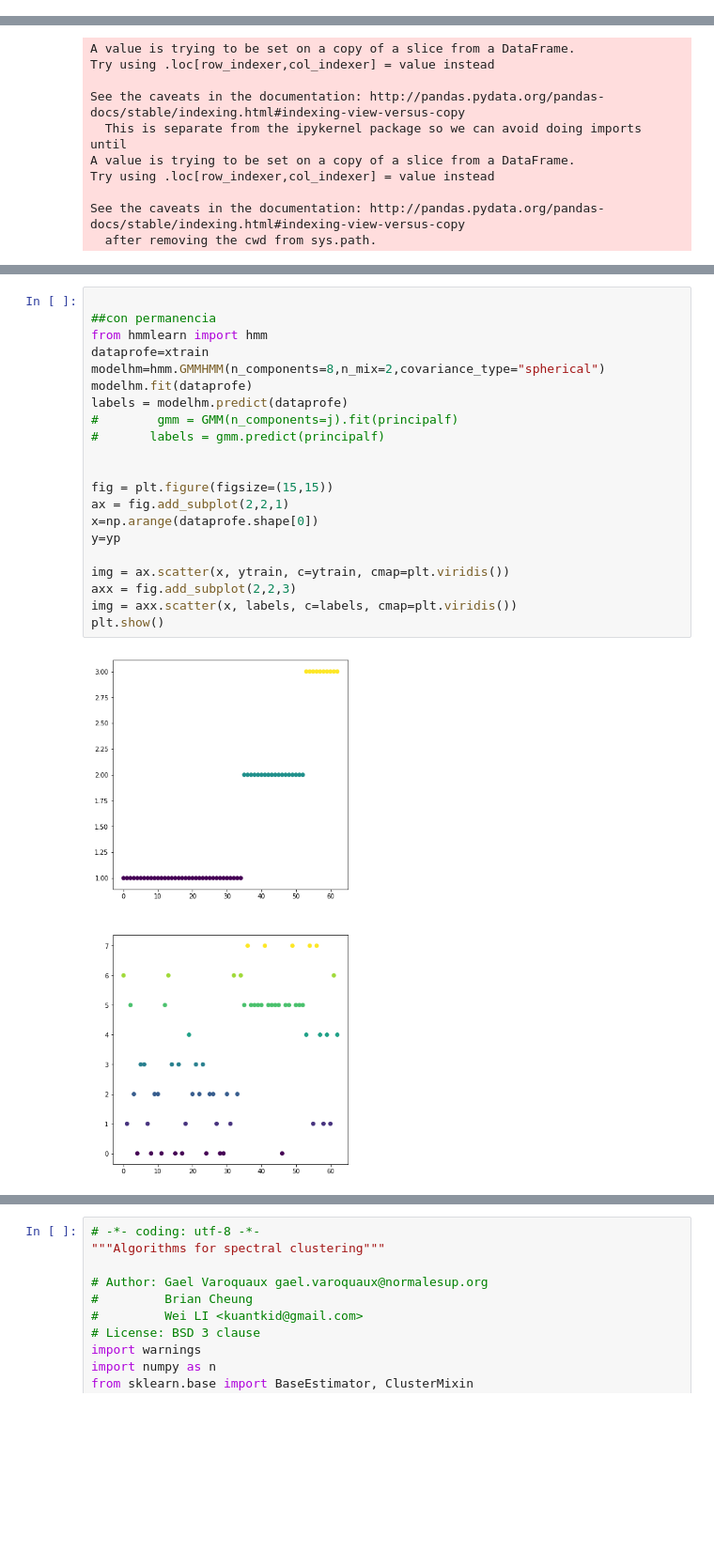
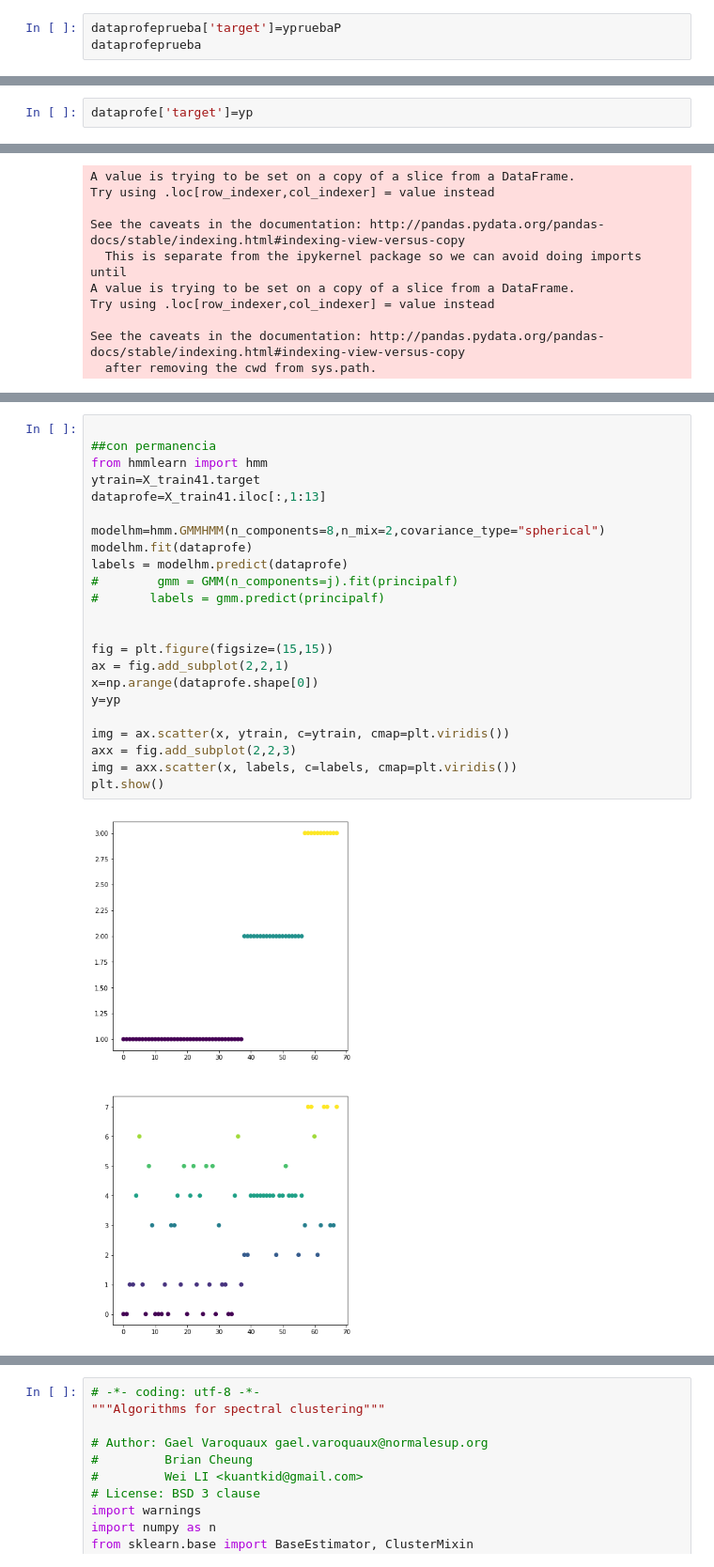
Before and after one commit to David9203/SUP, a Jupyter notebook: GMMHMM/bolivarrms.ipynb, the cells around one changed output, grey strips where cells are left out. Shown at 94% size. Cells and saved outputs as stored; diff of their text form; blank space fills up the shorter version.

```diff
--- a/GMMHMM/bolivarrms.ipynb
+++ b/GMMHMM/bolivarrms.ipynb
@@ -270,0 +299,3 @@ dataprofeprueba.head()
+# %%
+dataprofeprueba['target']=ypruebaP
+dataprofeprueba
@@ -2444,3 +2666,5 @@ prueba.head()
 | 3 | 0.098645 | 1.036602 | -0.109499 | 0.782767 | 0.892129 | 0.763235 | 0.432294 | -0.701777 | 0.152574 | -0.649054 | ... | ... |
 | 4 | 0.382637 | -0.272463 | 0.588883 | 1.308051 | 0.003683 | -0.021581 | 0.644711 | 1.869662 | -1.116420 | 0.031687 | ... | ... |
 5 rows × 28 columns
+# %%
+dataprofe['target']=yp
@@ -2562,25 +2816,27 @@ See the caveats in the documentation: http://pandas.pydata.org/pandas-docs/stabl
 # %%
 
 ##con permanencia
 from hmmlearn import hmm
-dataprofe=xtrain
+ytrain=X_train41.target
+dataprofe=X_train41.iloc[:,1:13]
+
 modelhm=hmm.GMMHMM(n_components=8,n_mix=2,covariance_type="spherical")
 modelhm.fit(dataprofe)
 labels = modelhm.predict(dataprofe)
 #        gmm = GMM(n_components=j).fit(principalf)
 #       labels = gmm.predict(principalf)
 
 
 fig = plt.figure(figsize=(15,15))
 ax = fig.add_subplot(2,2,1)
 x=np.arange(dataprofe.shape[0])
 y=yp
 
 img = ax.scatter(x, ytrain, c=ytrain, cmap=plt.viridis())
 axx = fig.add_subplot(2,2,3)
 img = axx.scatter(x, labels, c=labels, cmap=plt.viridis())
 plt.show()
 # %% [output]
-[figure, old version]
+[figure, new version]
 # %%
 
```
Also changed, not shown: parts of 27 cells of this notebook, 13 other files.
